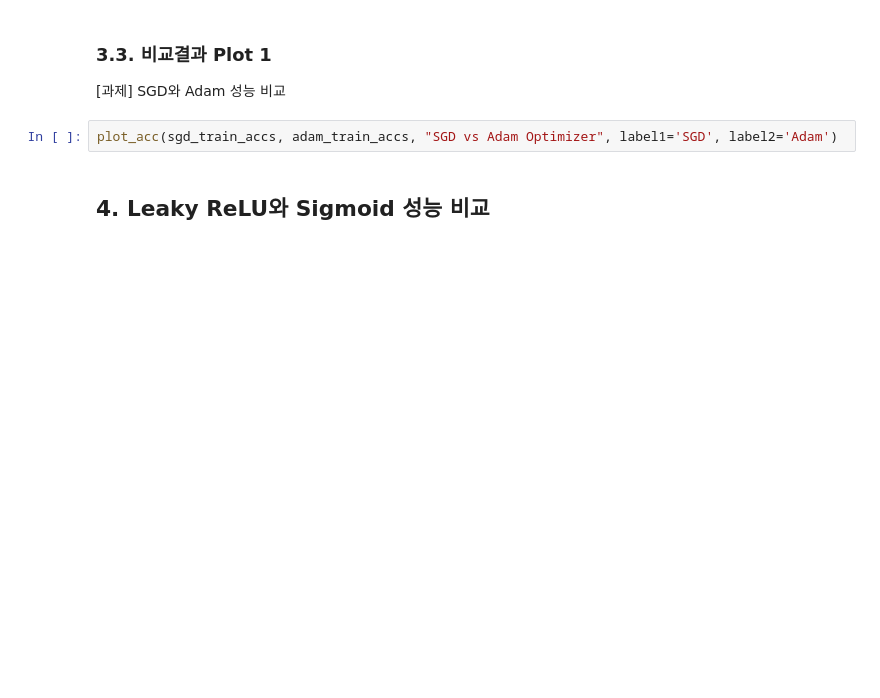
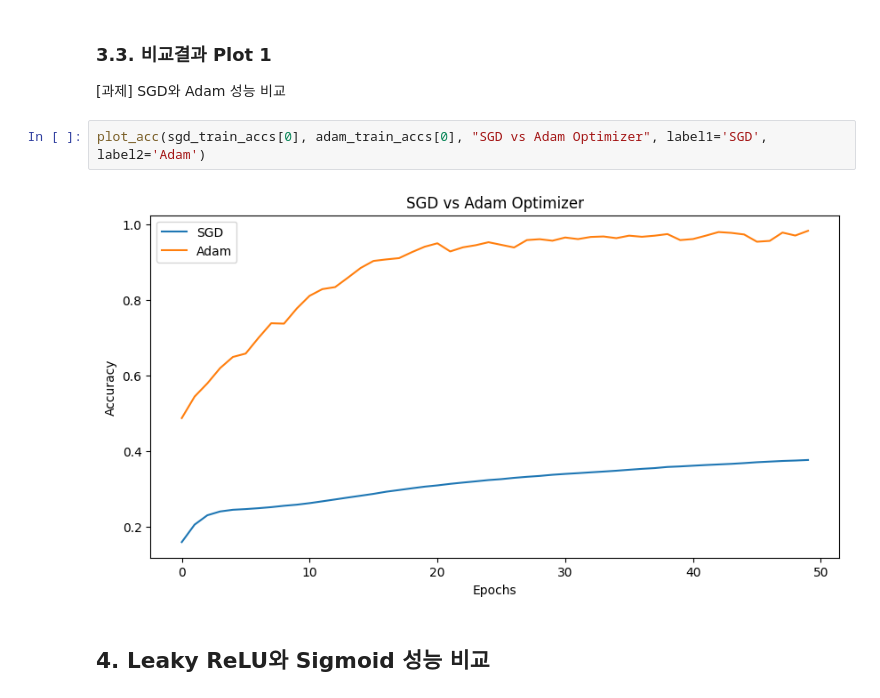
Before and after one commit to mc-friday/hanghaeAI, a Jupyter notebook: [1주차]심화과제.ipynb, the cells around one changed output. Saved outputs shown, nothing was run; the diff lists cells and outputs as text; blank space fills up the shorter version.

```diff
--- a/[1주차]심화과제.ipynb
+++ b/[1주차]심화과제.ipynb
@@ -275,7 +293,9 @@ adam_train_accs = train(model_adam, optimizer_adam, criterion, trainloader, test
 ### 3.3. 비교결과 Plot 1
 [과제] SGD와 Adam 성능 비교
 # %%
-plot_acc(sgd_train_accs, adam_train_accs, "SGD vs Adam Optimizer", label1='SGD', label2='Adam')
+plot_acc(sgd_train_accs[0], adam_train_accs[0], "SGD vs Adam Optimizer", label1='SGD', label2='Adam')
+# %% [output]
+[figure, added]
 # %% [markdown]
 ## 4. Leaky ReLU와 Sigmoid 성능 비교
 # %%
```
Also changed, not shown: parts of 8 cells of this notebook.
